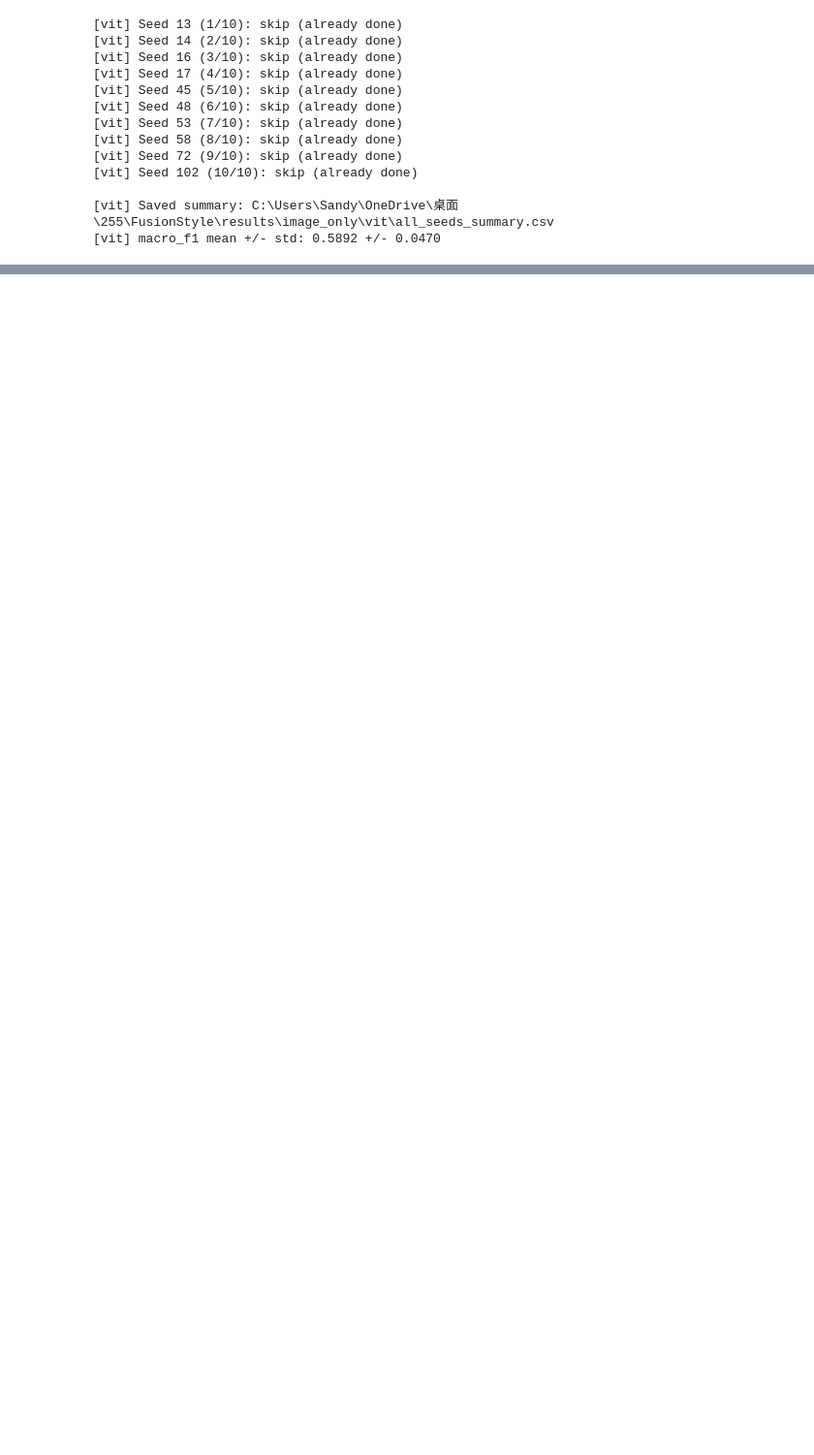
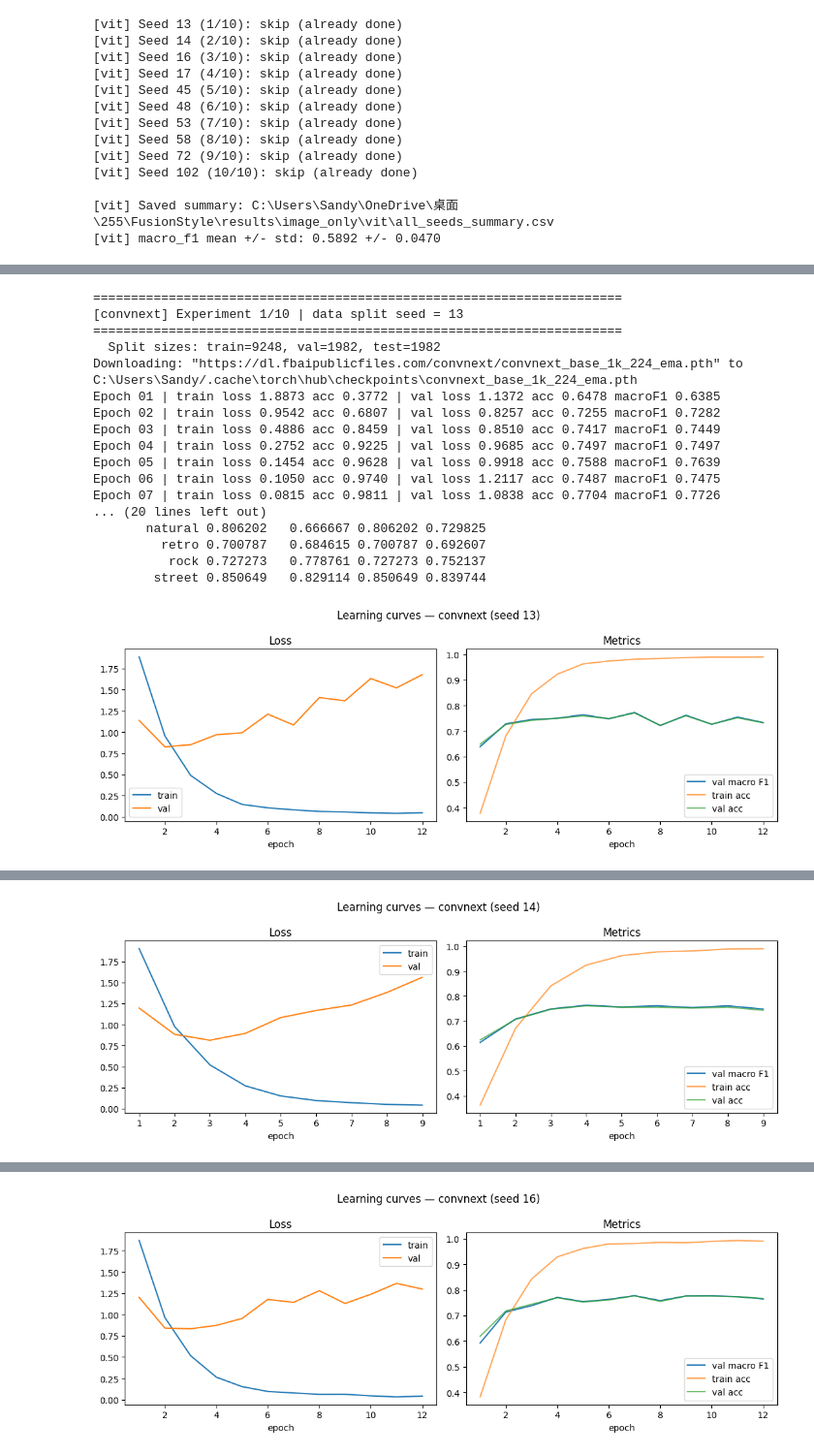
Before and after one commit to Sandyhsy/FusionStyle, a Jupyter notebook: 6_Image_only.ipynb, the cells around one changed output, grey strips where cells are left out. Shown at 97% size. Cells and saved outputs as stored; diff of their text form; code cells hidden in the pictures; blank space fills up the shorter version.

```diff
--- a/6_Image_only.ipynb
+++ b/6_Image_only.ipynb
@@ -255,10 +256,14 @@ def build_vit_transform():
     data_config = timm.data.resolve_data_config({}, model=VIT_MODEL_NAME, verbose=False)
     return timm.data.create_transform(**data_config, is_training=False)
 
+def build_convnext_transform():
+    data_config = timm.data.resolve_data_config({}, model=CONVNEXT_MODEL_NAME, verbose=False)
+    return timm.data.create_transform(**data_config, is_training=False)
 
 clip_processor = build_clip_processor()
 clip_transform = clip_image_transform(clip_processor)
 vit_transform = build_vit_transform()
+convnext_transform = build_convnext_transform()
 NUM_WORKERS = 0
 
 
@@ -331,6 +336,37 @@ class ViTImageClassifier(nn.Module):
         feats = self.backbone(x)
         return self.head(feats)
 
+class ConvNeXtImageClassifier(nn.Module):
+    '''
+    timm ConvNeXt backbone + MLP head
+    '''
+
+    def __init__(self, num_classes: int, dropout: float = DROPOUT):
+        super().__init__()
+
+        self.backbone = timm.create_model(
+            CONVNEXT_MODEL_NAME,
+            pretrained=True,
+            num_classes=0
+        )
+
+        in_dim = self.backbone.num_features
+
+        self.head = nn.Sequential(
+            nn.Linear(in_dim, 256),
+            nn.ReLU(inplace=True),
+            nn.Dropout(dropout),
+
+            nn.Linear(256, 128),
+            nn.ReLU(inplace=True),
+            nn.Dropout(dropout),
+
+            nn.Linear(128, num_classes),
+        )
+
+    def forward(self, pixel_values: torch.Tensor) -> torch.Tensor:
+        feats = self.backbone(pixel_values)
+        return self.head(feats)
 
 print("Model classes defined.")
 # %% [output]
@@ -646,0 +685,29 @@ summary_vit = run_robustness_for_model(
+# %%
+def build_convnext_model() -> ConvNeXtImageClassifier:
+    return ConvNeXtImageClassifier(num_classes=num_classes)
+
+
+summary_convnext = run_robustness_for_model(
+    model_name="convnext",
+    build_model_fn=build_convnext_model,
+    transform=convnext_transform,
+)
+# %% [output]
+======================================================================
+[convnext] Experiment 1/10 | data split seed = 13
+======================================================================
+  Split sizes: train=9248, val=1982, test=1982
+Downloading: "https://dl.fbaipublicfiles.com/convnext/convnext_base_1k_224_ema.pth" to C:\Users\Sandy/.cache\torch\hub\checkpoints\convnext_base_1k_224_ema.pth
+Epoch 01 | train loss 1.8873 acc 0.3772 | val loss 1.1372 acc 0.6478 macroF1 0.6385
+Epoch 02 | train loss 0.9542 acc 0.6807 | val loss 0.8257 acc 0.7255 macroF1 0.7282
+Epoch 03 | train loss 0.4886 acc 0.8459 | val loss 0.8510 acc 0.7417 macroF1 0.7449
+Epoch 04 | train loss 0.2752 acc 0.9225 | val loss 0.9685 acc 0.7497 macroF1 0.7497
+Epoch 05 | train loss 0.1454 acc 0.9628 | val loss 0.9918 acc 0.7588 macroF1 0.7639
+Epoch 06 | train loss 0.1050 acc 0.9740 | val loss 1.2117 acc 0.7487 macroF1 0.7475
+Epoch 07 | train loss 0.0815 acc 0.9811 | val loss 1.0838 acc 0.7704 macroF1 0.7726
+... (20 lines left out)
+       natural 0.806202   0.666667 0.806202 0.729825
+         retro 0.700787   0.684615 0.700787 0.692607
+          rock 0.727273   0.778761 0.727273 0.752137
+        street 0.850649   0.829114 0.850649 0.839744
+[figure, added]
@@ -646,0 +731 @@ summary_vit = run_robustness_for_model(
+[figure, added]
@@ -646,0 +749 @@ summary_vit = run_robustness_for_model(
+[figure, added]
```
Also changed, not shown: parts of 9 cells of this notebook, 33 other files.
